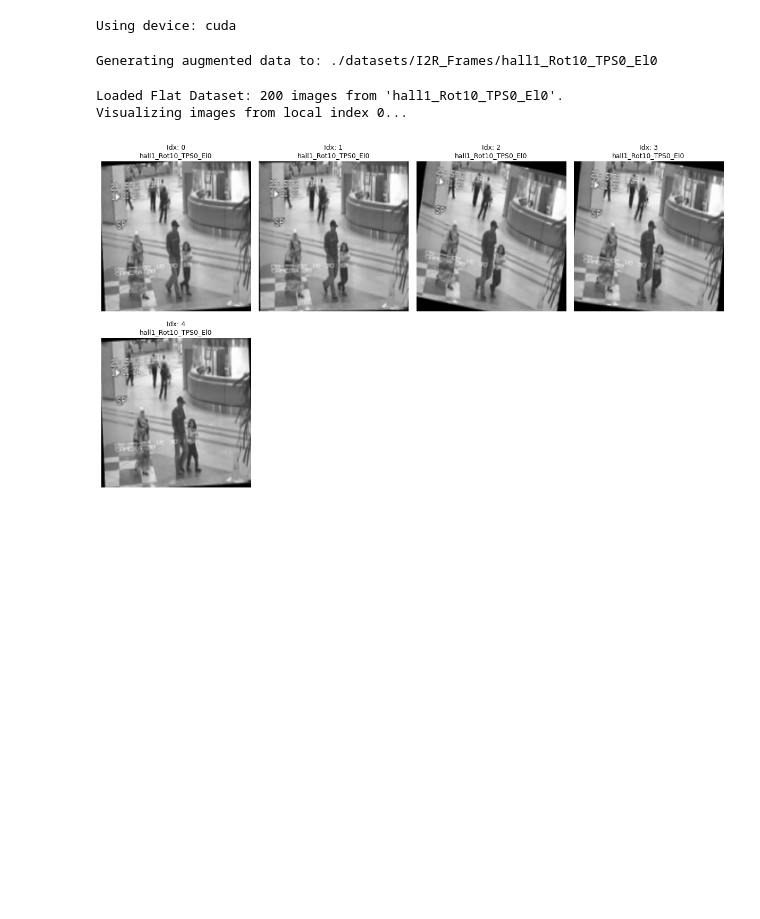
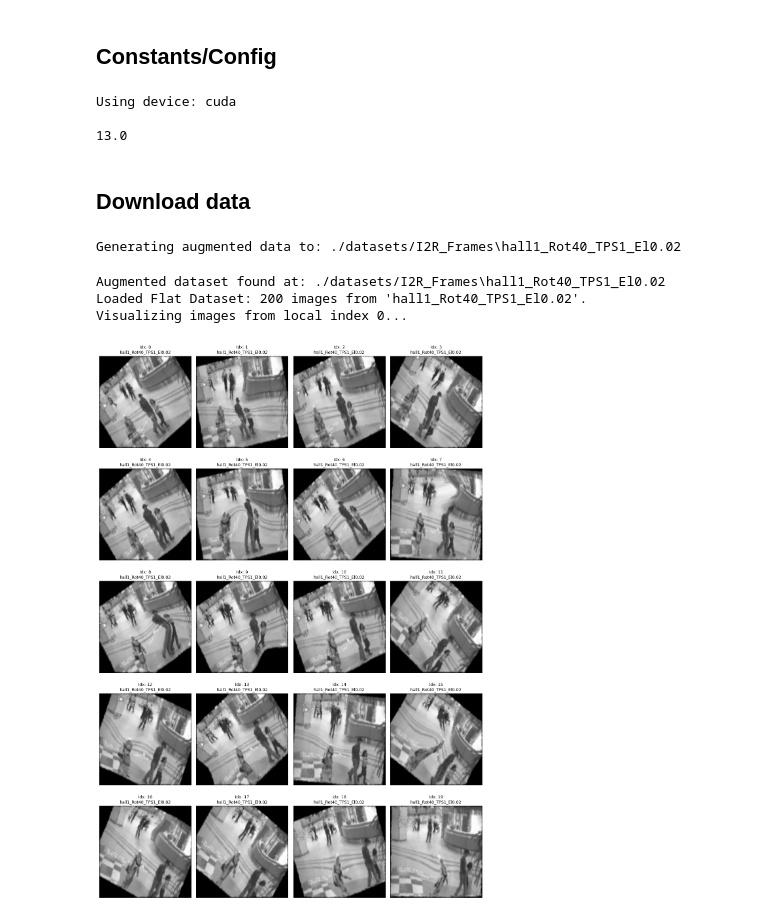
Before and after one commit to E-N-J/P114-Annotation-Free-Segmentation, a Jupyter notebook: i2r.ipynb, the cells around one changed output. Saved outputs shown, nothing was run; the diff lists cells and outputs as text; code cells hidden in the pictures; blank space fills up the shorter version.

Commit message:
implemented tps warp and added resize to initial dims in eval

```diff
--- a/i2r.ipynb
+++ b/i2r.ipynb
@@ -12,9 +15,17 @@ import zipfile
+# %% [markdown]
+## Constants/Config
 # %%
 DEVICE = torch.device("cuda" if torch.cuda.is_available() else "cpu")
 BATCH_SIZE = 50
-IMG_SIZE = 168
-FOOTAGE_ID = "hall1"
+DATA_ZIP_PATH = "./datasets/I2R_Frames"
+DATASET_NAME = "hall1"
 
+DATASET_PATH = os.path.join(DATA_ZIP_PATH, DATASET_NAME)
 print(f"Using device: {DEVICE}\n")
+print(torch.version.cuda)
 # %% [output]
 Using device: cuda
+
+13.0
+# %% [markdown]
+## Download data
@@ -21,35 +36,24 @@ Using device: cuda
 # %%
-if os.path.exists("./datasets/I2R_Frames") is False:
-    with zipfile.ZipFile("./datasets/I2R_Frames.zip", 'r') as zip_ref:
-        zip_ref.extractall("./datasets/")
+aug = Augmentor(rotation=40, tps=1, elastic=0.02, source_root=DATASET_PATH, device=DEVICE)
+aug.prepare(force_rebuild=True)
 
-
-aug = Augmentor(rotation=10, source_root=f"./datasets/I2R_Frames/{FOOTAGE_ID}", device=DEVICE)
-
+input_shape = (max(aug.init_dims), max(aug.init_dims))
 i2r_data = aug.get_dataset(
     transform=transforms.Compose([
-        transforms.Resize((IMG_SIZE, IMG_SIZE)),
+        transforms.Resize(input_shape),
         transforms.Grayscale(num_output_channels=1),
         transforms.ToTensor()
     ])
 )
 
-i2r_loader = DataLoader(
-    i2r_data,
-    batch_size=BATCH_SIZE,
-    shuffle=False
-)
+i2r_loader = DataLoader(i2r_data, batch_size=BATCH_SIZE, shuffle=True, num_workers=0)
+test_loader = DataLoader(i2r_data, batch_size=len(i2r_data), shuffle=False, num_workers=0)
 
-test_loader = DataLoader(
-    i2r_data,
-    batch_size=len(i2r_data),
-    shuffle=False
-)
-
-i2r_data.visualize(num_images=5)
+i2r_data.visualize(num_images=20)
 # %% [output]
-Generating augmented data to: ./datasets/I2R_Frames/hall1_Rot10_TPS0_El0
+Generating augmented data to: ./datasets/I2R_Frames\hall1_Rot40_TPS1_El0.02
-Loaded Flat Dataset: 200 images from 'hall1_Rot10_TPS0_El0'.
+Augmented dataset found at: ./datasets/I2R_Frames\hall1_Rot40_TPS1_El0.02
+Loaded Flat Dataset: 200 images from 'hall1_Rot40_TPS1_El0.02'.
 Visualizing images from local index 0...
-[figure, old version]
+[figure, new version]
 # %%
```
Also changed, not shown: parts of 8 cells of this notebook, 4 other files.
